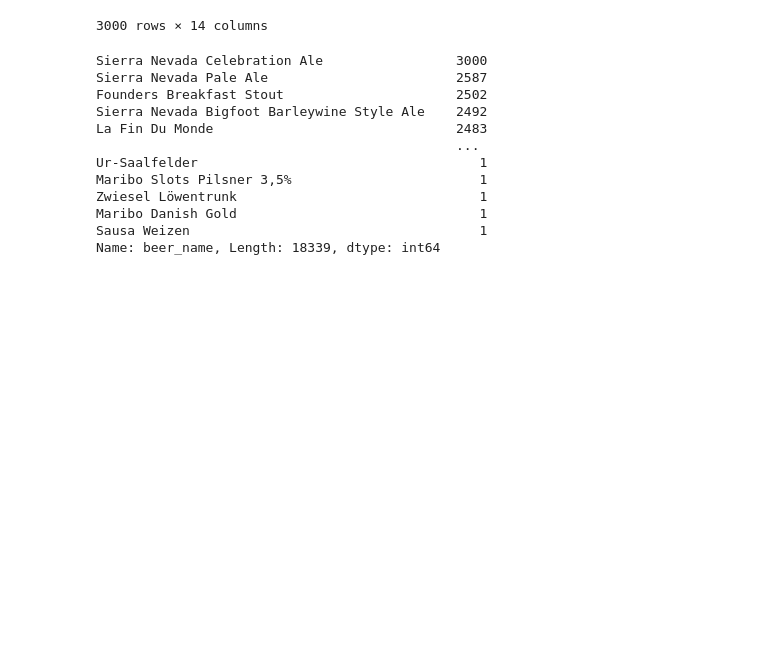
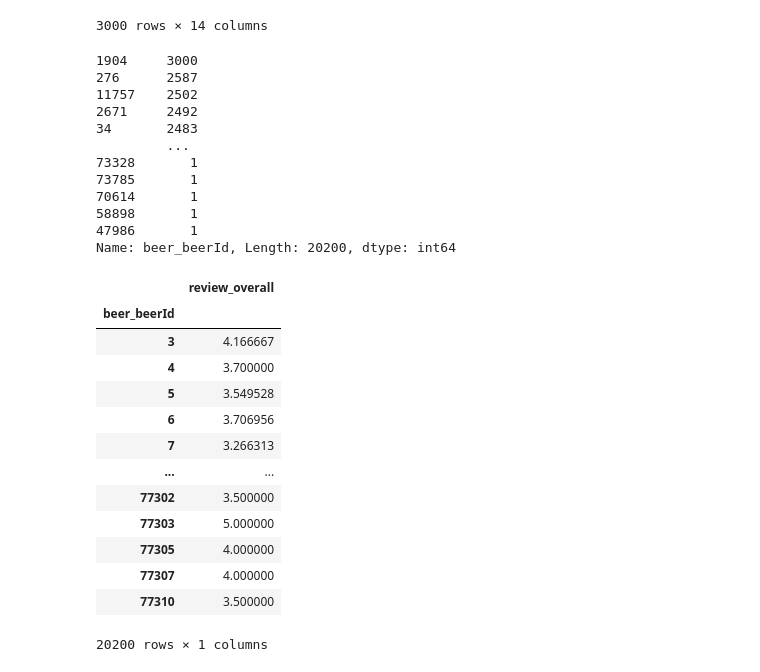
Before and after one commit to utkarsshhh/beer-data-analysis, a Jupyter notebook: Untitled.ipynb, the cells around one changed output. Drawn from its saved outputs; the diff is of its cells as text; code cells hidden in the pictures; blank space fills up the shorter version.

```diff
--- a/Untitled.ipynb
+++ b/Untitled.ipynb
@@ -162,17 +162,17 @@ df[df['beer_name']=='Sierra Nevada Celebration Ale']
 | 86296 | 6.8 | 1904 | 140 | Sierra Nevada Celebration Ale | American IPA | 4.5 | 5.0 | ... |
 3000 rows × 14 columns
 # %%
-df['beer_name'].value_counts()
+df['beer_beerId'].value_counts()
 # %% [output]
-Sierra Nevada Celebration Ale                 3000
-Sierra Nevada Pale Ale                        2587
-Founders Breakfast Stout                      2502
-Sierra Nevada Bigfoot Barleywine Style Ale    2492
-La Fin Du Monde                               2483
-                                              ...
-Ur-Saalfelder                                    1
-Maribo Slots Pilsner 3,5%                        1
-Zwiesel Löwentrunk                               1
-Maribo Danish Gold                               1
-Sausa Weizen                                     1
-Name: beer_name, Length: 18339, dtype: int64
+1904     3000
+276      2587
+11757    2502
+2671     2492
+34       2483
+         ...
+73328       1
+73785       1
+70614       1
+58898       1
+47986       1
+Name: beer_beerId, Length: 20200, dtype: int64
@@ -178,0 +181,17 @@ Name: beer_name, Length: 18339, dtype: int64
+# %%
+ratings_df
+# %% [output]
+|  | review_overall |
+| beer_beerId |  |
+| 3 | 4.166667 |
+| 4 | 3.700000 |
+| 5 | 3.549528 |
+| 6 | 3.706956 |
+| 7 | 3.266313 |
+| ... | ... |
+| 77302 | 3.500000 |
+| 77303 | 5.000000 |
+| 77305 | 4.000000 |
+| 77307 | 4.000000 |
+| 77310 | 3.500000 |
+20200 rows × 1 columns
```
Also changed, not shown: parts of 18 cells of this notebook.
